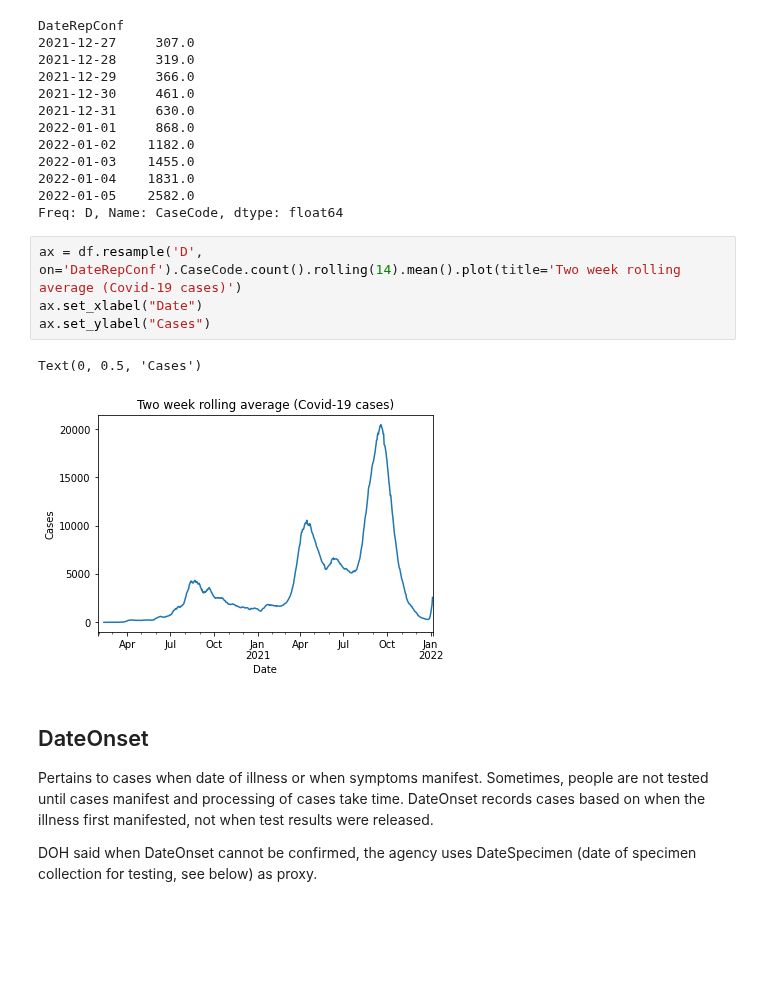
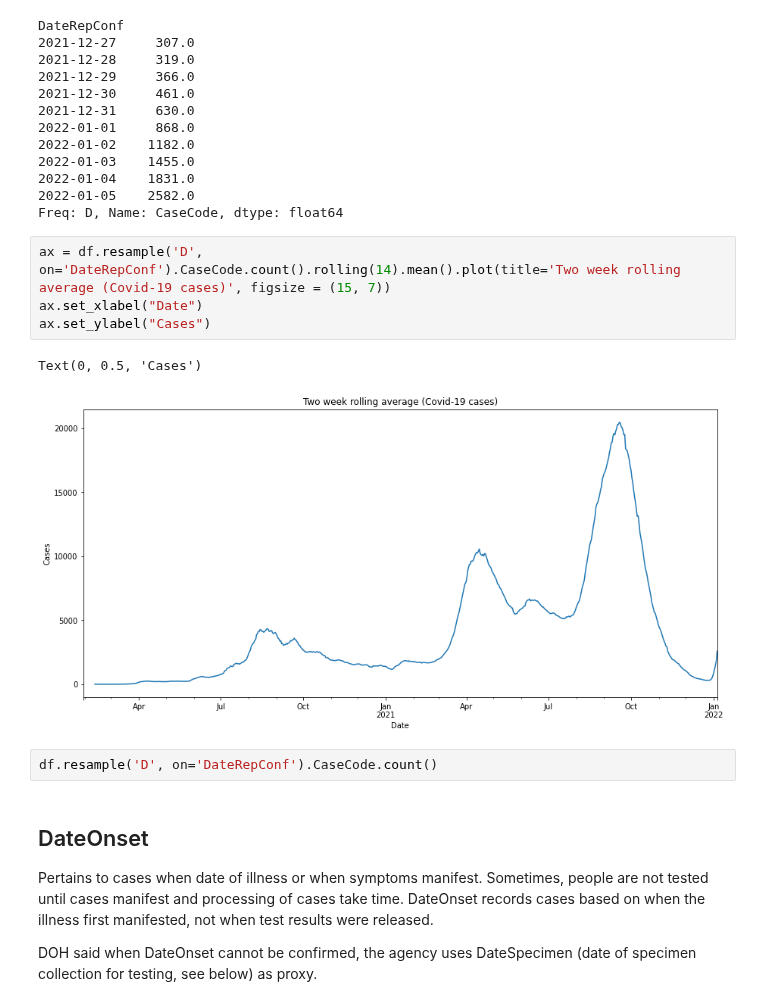
Before and after one commit to pmagtulis/covid-ph, a Jupyter notebook: covid-philippines.ipynb, the cells around one changed output. Drawn from its saved outputs; the diff is of its cells as text; blank space fills up the shorter version.

```diff
--- a/covid-philippines.ipynb
+++ b/covid-philippines.ipynb
@@ -127,12 +129,14 @@ DateRepConf
 2022-01-05    2582.0
 Freq: D, Name: CaseCode, dtype: float64
 # %%
-ax = df.resample('D', on='DateRepConf').CaseCode.count().rolling(14).mean().plot(title='Two week rolling average (Covid-19 cases)')
+ax = df.resample('D', on='DateRepConf').CaseCode.count().rolling(14).mean().plot(title='Two week rolling average (Covid-19 cases)', figsize = (15, 7))
 ax.set_xlabel("Date")
 ax.set_ylabel("Cases")
 # %% [output]
 Text(0, 0.5, 'Cases')
-[figure, old version]
+[figure, new version]
+# %%
+df.resample('D', on='DateRepConf').CaseCode.count()
 # %% [markdown]
 ## DateOnset
 
```
Also changed, not shown: parts of 14 cells of this notebook.
